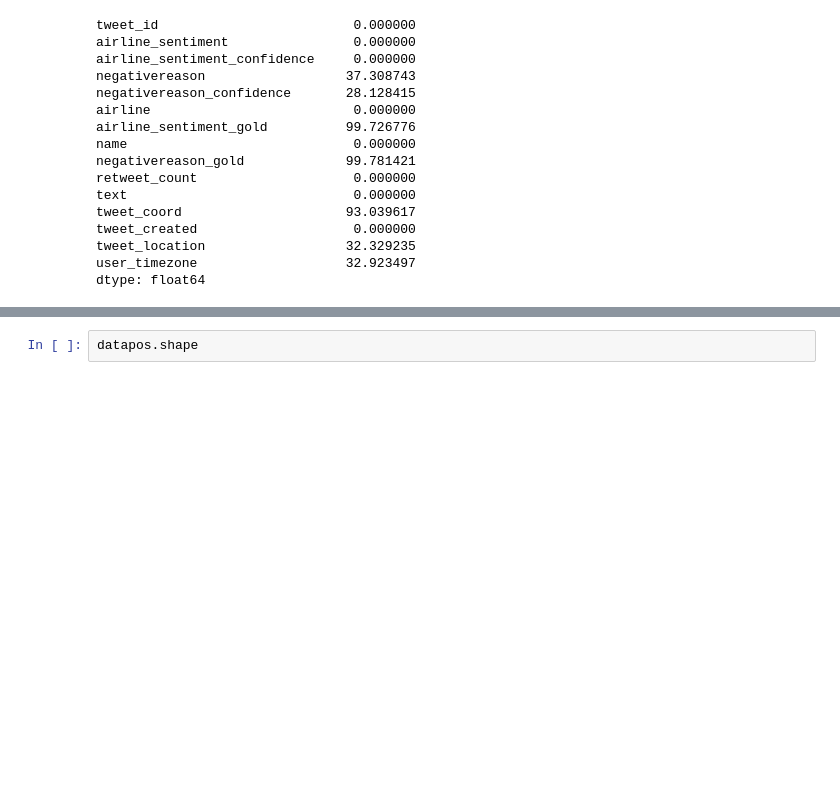
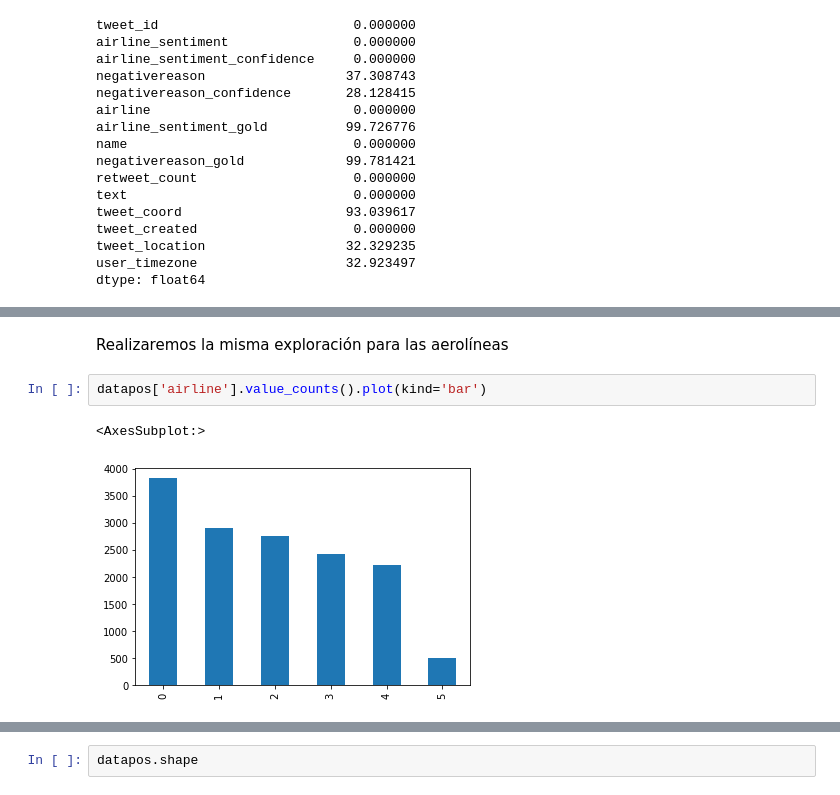
Before and after one commit to juanbaezl/FirewallDataMining, a Jupyter notebook: ParcialFinal/Parcial.ipynb, the cells around one changed output, grey strips where cells are left out. Drawn from its saved outputs; the diff is of its cells as text; blank space fills up the shorter version.

```diff
--- a/ParcialFinal/Parcial.ipynb
+++ b/ParcialFinal/Parcial.ipynb
@@ -103,0 +146,7 @@ datapos = data.drop(columns=['tweet_coord', 'negativereason_gold','airline_senti
+# %% [markdown]
+Realizaremos la misma exploración para las aerolíneas
+# %%
+datapos['airline'].value_counts().plot(kind='bar')
+# %% [output]
+<AxesSubplot:>
+[figure, added]
```
Also changed, not shown: parts of 26 cells of this notebook.
